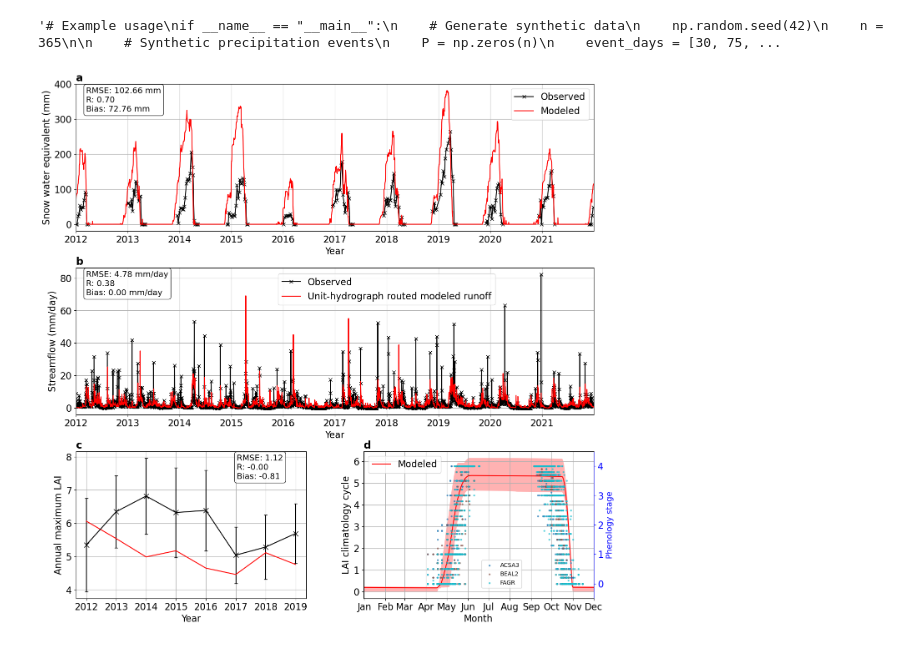
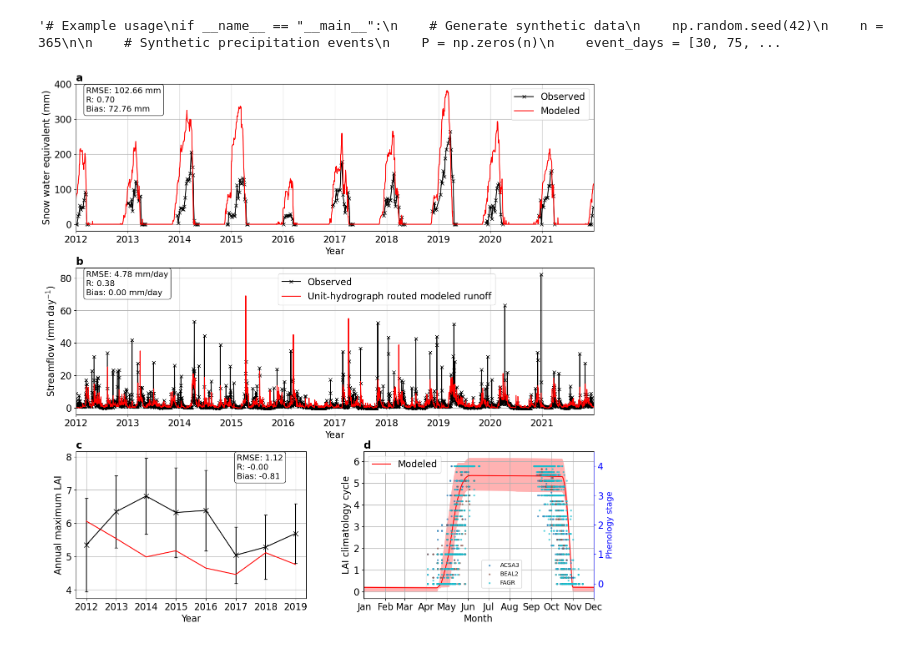
Before and after one commit to ypwong22/erw_scripts, a Jupyter notebook: fig_validation_HBR.ipynb, the cells around one changed output. Cells and saved outputs as stored; diff of their text form; code cells hidden in the pictures.

```diff
--- a/fig_validation_HBR.ipynb
+++ b/fig_validation_HBR.ipynb
@@ -530,7 +530,7 @@ runoff_ma = route_with_uh(runoff_sim, uh)
 ax.plot(runoff_ma.index, runoff_ma, '-r', label = 'Unit-hydrograph routed modeled runoff')
 ax.legend(ncol = 1, loc='upper center', bbox_to_anchor = (0.6, 0.99))
 #ax.set_yscale('symlog', linthresh = 1)
-ax.set_ylabel('Streamflow (mm/day)')
+ax.set_ylabel('Streamflow (mm day$^{-1}$)')
 ax.set_xlabel('Year')
 ax.set_xticks(pd.date_range('2012-01-01', '2022-01-01', freq = '1YS'))
 ax.set_xticklabels(range(2012, 2023))
@@ -589,34 +589,34 @@ ax.set_ylabel('LAI climatology cycle')
 ax.set_xlabel('Month')
 ax.grid(True)
 ax.set_xticks(dayofyear)
 ax.set_xticklabels(month_names)
 ax.set_xlim([0, 335])
 
 # Add secondary y-axis for phenology stage observations
 ax2 = ax.twinx()
 ax2.spines['right'].set_color('blue')
 ax2.tick_params(axis='y', colors='blue')
 
 pheno = read_pheno_raw()
 # Get unique species and assign colors
 species_list = pheno['SPECIES'].unique()
 colors = plt.cm.tab10(np.linspace(0, 1, len(species_list)))
 
 for i, species in enumerate(species_list):
     species_data = pheno[pheno['SPECIES'] == species]
     ax2.scatter(species_data['DAY'], species_data['Phenology_Stage'],
                color=colors[i], alpha=0.6, s=5, label=species, marker='o')
 
 ax2.set_ylabel('Phenology stage', fontsize=14, color='blue')
 ax2.set_ylim([-0.5, 4.5])
 ax2.legend(loc='lower left', bbox_to_anchor = (0.5, 0.05), fontsize=10, ncol=1)
 
 ax.text(0., 1.02, 'd', transform = ax.transAxes, fontweight='bold', fontsize=18)
 
 plt.savefig(os.path.join(os.environ['PROJDIR'], 'ERW_LDRD', 'results', 'figures',
                          'validation_HBR.png'), dpi = 600., bbox_inches = 'tight')
 # %% [output]
-[figure, old version]
+[figure, new version]
 # %%
 ################################################
 # Collect observed pore water cation concentration
```
Also changed, not shown: parts of 6 cells of this notebook, 4 other files.
